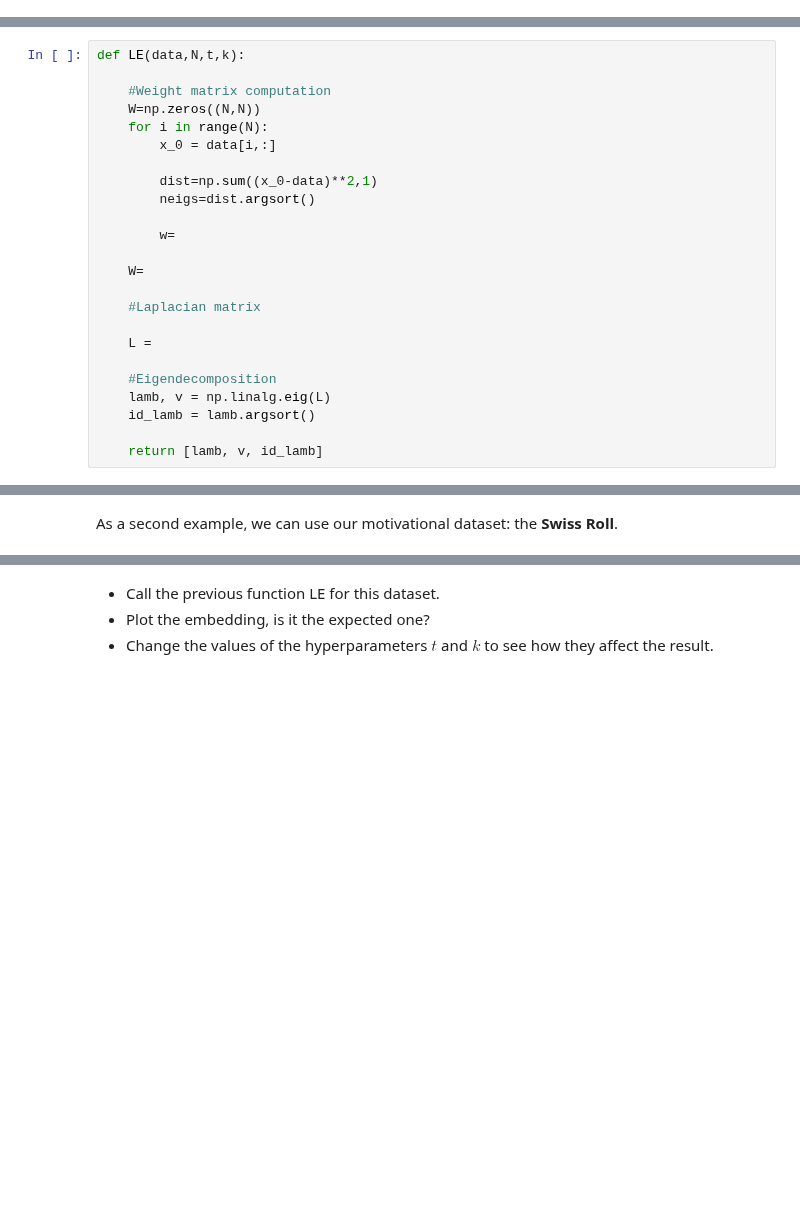
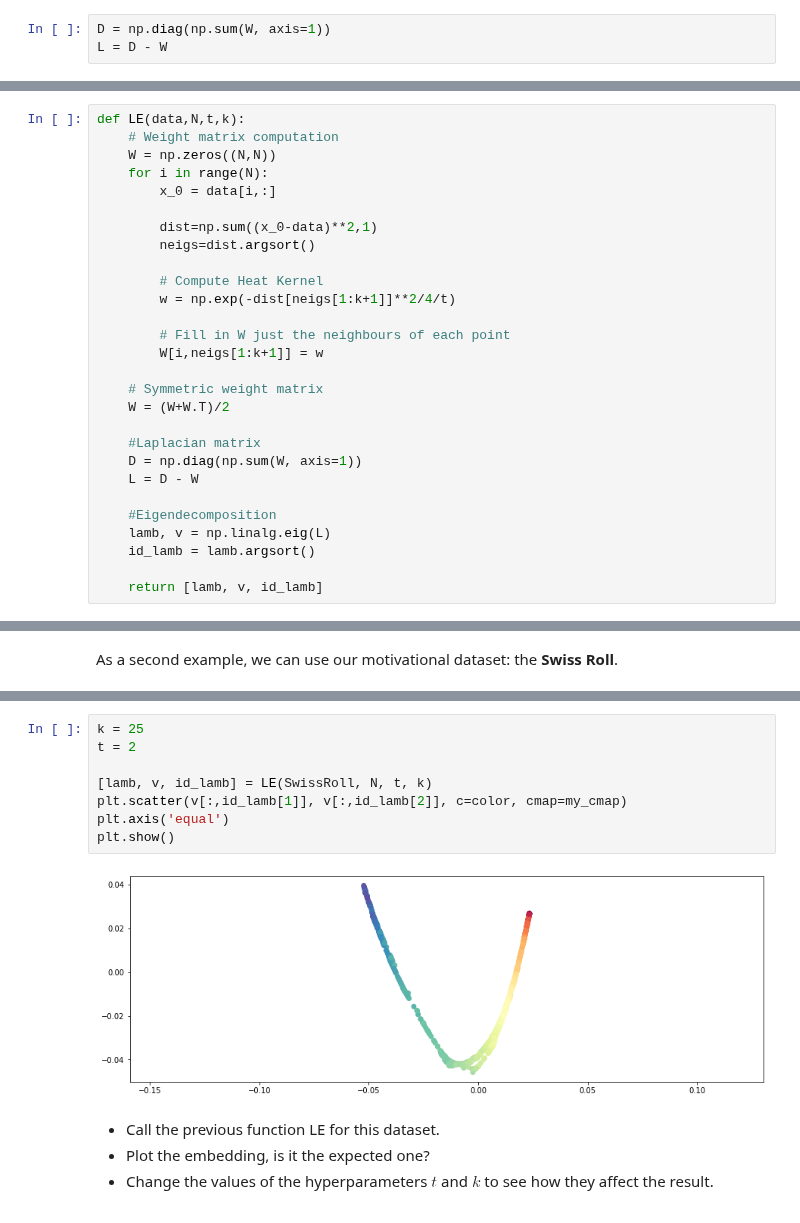
Before and after one commit to fjsaezm/mcd-mf, a Jupyter notebook: clase/02-LE.ipynb, the cells around one changed output, grey strips where cells are left out. Saved outputs shown, nothing was run; the diff lists cells and outputs as text; blank space fills up the shorter version.

```diff
--- a/clase/02-LE.ipynb
+++ b/clase/02-LE.ipynb
@@ -113,3 +110,6 @@ L =
+# %%
+D = np.diag(np.sum(W, axis=1))
+L = D - W
 # %% [markdown]
 For obtaining the embedding coordinates, we just have to perform the eigenanalysis of L. The coordinates will be defined by the eigenvectors corresponding to the lowest eigenvalues, except for the eigenvalue $0$.
 # %%
@@ -130,22 +134,26 @@ plt.show()
 ## Complete algorithm definition
 # %%
 def LE(data,N,t,k):
-
-    #Weight matrix computation
-    W=np.zeros((N,N))
+    # Weight matrix computation
+    W = np.zeros((N,N))
     for i in range(N):
         x_0 = data[i,:]
 
         dist=np.sum((x_0-data)**2,1)
         neigs=dist.argsort()
 
-        w=
+        # Compute Heat Kernel
+        w = np.exp(-dist[neigs[1:k+1]]**2/4/t)
 
-    W=
+        # Fill in W just the neighbours of each point
+        W[i,neigs[1:k+1]] = w
+
+    # Symmetric weight matrix
+    W = (W+W.T)/2
 
     #Laplacian matrix
-
-    L =
+    D = np.diag(np.sum(W, axis=1))
+    L = D - W
 
     #Eigendecomposition
     lamb, v = np.linalg.eig(L)
@@ -166,3 +176,13 @@ plt.show()
+# %%
+k = 25
+t = 2
+
+[lamb, v, id_lamb] = LE(SwissRoll, N, t, k)
+plt.scatter(v[:,id_lamb[1]], v[:,id_lamb[2]], c=color, cmap=my_cmap)
+plt.axis('equal')
+plt.show()
+# %% [output]
+[figure, added]
 # %% [markdown]
 <div class="tqst">
 
```
Also changed, not shown: parts of 11 cells of this notebook, 5 other files.
